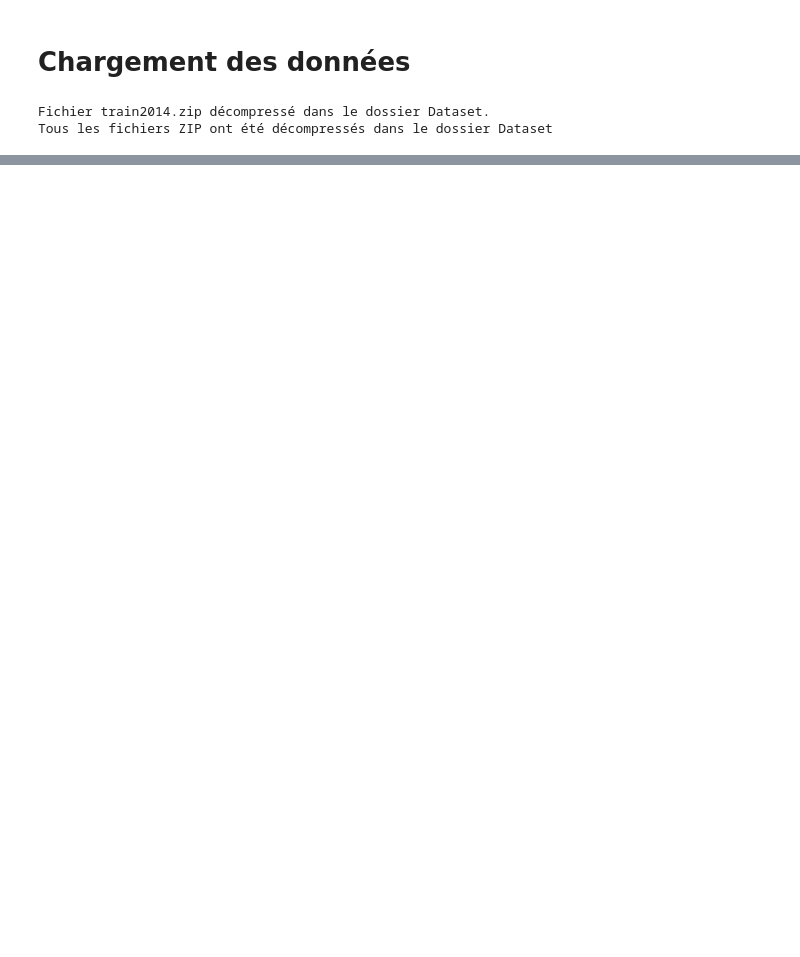
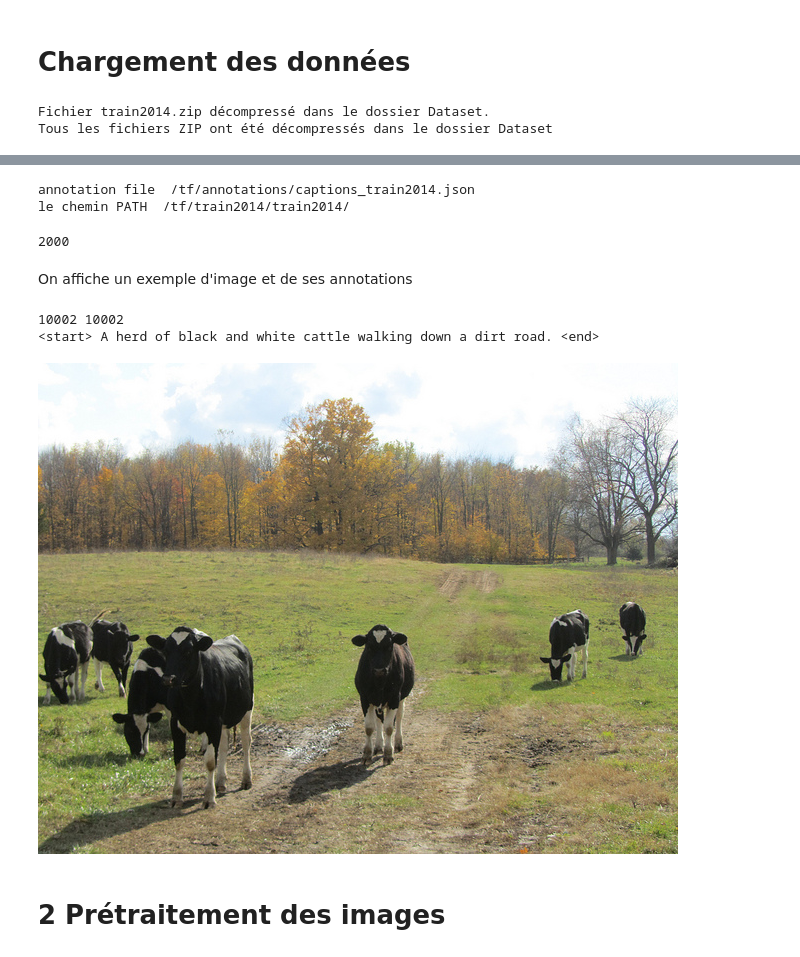
Before and after one commit to ArnaudHit/DataScience-ProjetLeyenda, a Jupyter notebook: Livrable 3.ipynb, the cells around one changed output, grey strips where cells are left out. Cells and saved outputs as stored; diff of their text form; code cells hidden in the pictures; blank space fills up the shorter version.

```diff
--- a/Livrable 3.ipynb
+++ b/Livrable 3.ipynb
@@ -190,0 +63,20 @@ max_length = calc_max_length(train_seqs)
+# %%
+# Chemin du fichier d'annotations
+annotation_folder = os.path.abspath('.')+"/annotations/"
+annotation_file = annotation_folder+"captions_train2014.json"
+
+# Chemin du dossier contenant les images à annoter
+image_folder = '/train2014/train2014/'
+PATH = os.path.abspath('.') + image_folder
+
+print("annotation file ", annotation_file)
+print("le chemin PATH ", PATH)
+# %% [output]
+annotation file  /tf/annotations/captions_train2014.json
+le chemin PATH  /tf/train2014/train2014/
+# %%
+with open(annotation_folder+"/captions_val2014.json", 'r') as f:
+    annotations = json.load(f)
+
+with open(annotation_folder+"instances_val2014.json", 'r') as f:
+    instances = json.load(f)
@@ -190,0 +97,10 @@ max_length = calc_max_length(train_seqs)
+# %%
+# Prendre les premières images seulement
+image_paths = list(image_path_to_caption.keys())
+random.shuffle(image_paths)
+train_image_paths = image_paths[:2000]
+print(len(train_image_paths))
+# %% [output]
+2000
+# %% [markdown]
+On affiche un exemple d'image et de ses annotations
@@ -190,0 +119,10 @@ max_length = calc_max_length(train_seqs)
+# %%
+print(len(train_captions), len(img_name_vector))
+print(train_captions[0])
+Image.open(img_name_vector[0])
+# %% [output]
+10002 10002
+<start> A herd of black and white cattle walking down a dirt road. <end>
+[figure, added]
+# %% [markdown]
+# 2 Prétraitement des images
```
Also changed, not shown: parts of 34 cells of this notebook.
